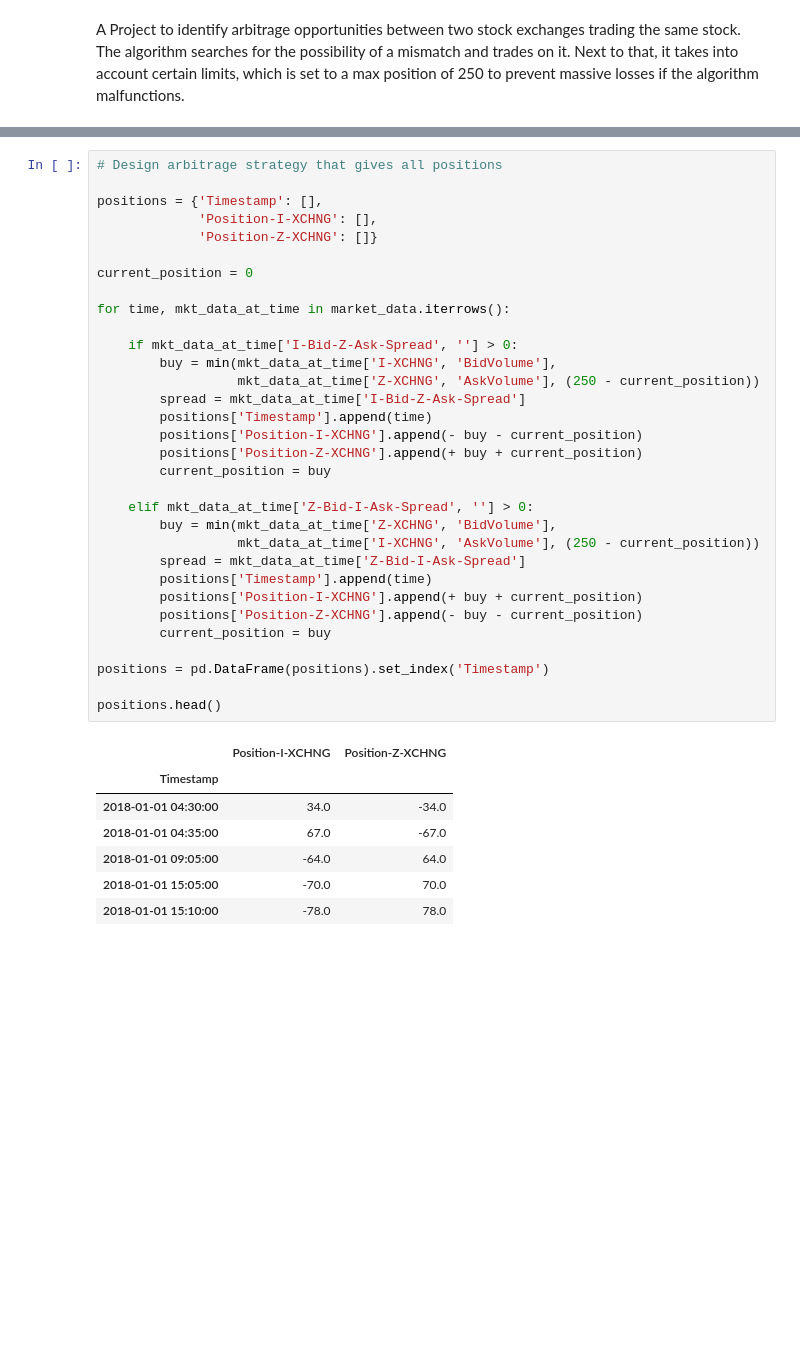
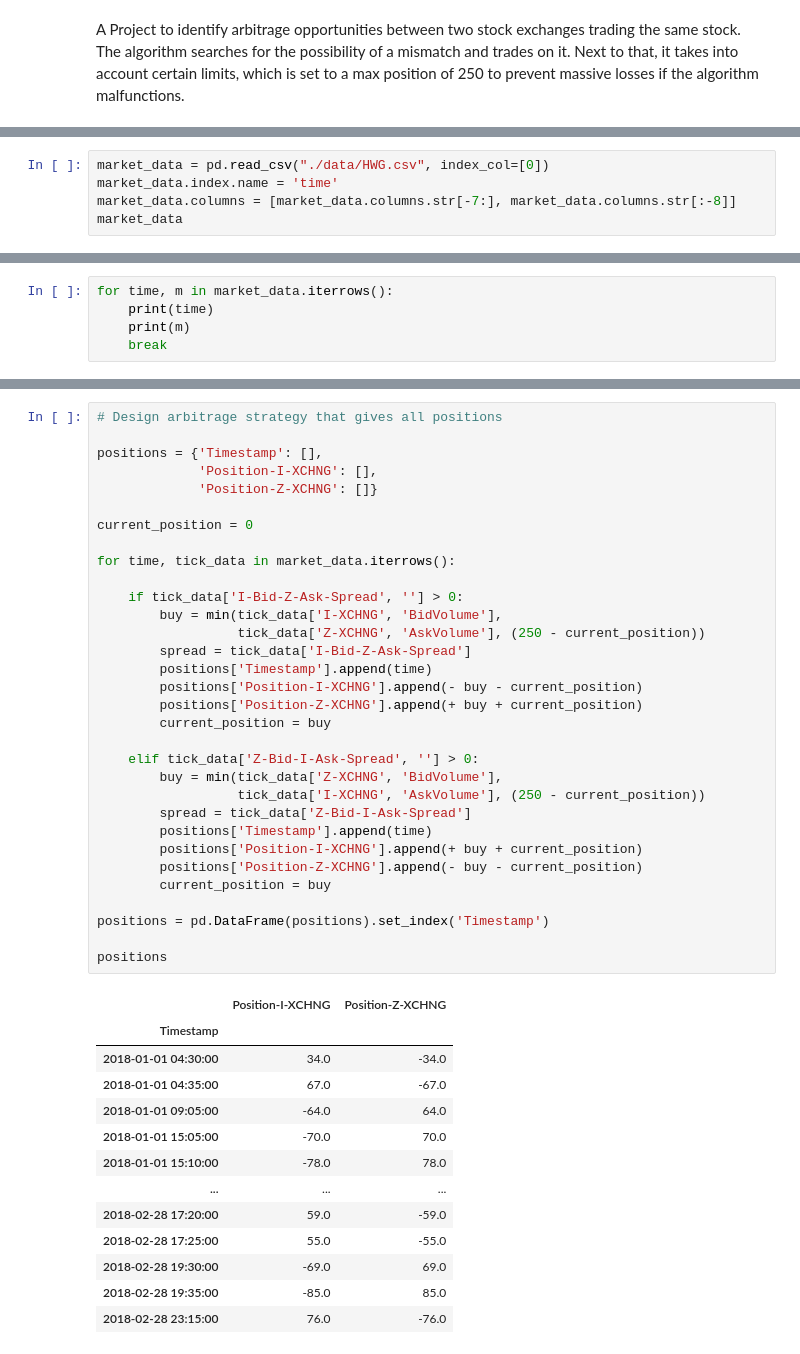
Before and after one commit to bradleyboyuyang/Statistical-Arbitrage, a Jupyter notebook: dual_listing_arbitrage.ipynb, the cells around one changed output, grey strips where cells are left out. Cells and saved outputs as stored; diff of their text form; blank space fills up the shorter version.

```diff
--- a/dual_listing_arbitrage.ipynb
+++ b/dual_listing_arbitrage.ipynb
@@ -73,0 +40,5 @@ market_data.head()
+# %%
+market_data = pd.read_csv("./data/HWG.csv", index_col=[0])
+market_data.index.name = 'time'
+market_data.columns = [market_data.columns.str[-7:], market_data.columns.str[:-8]]
+market_data
@@ -121,0 +126,5 @@ arbitrage.head()
+# %%
+for time, m in market_data.iterrows():
+    print(time)
+    print(m)
+    break
@@ -122,40 +144,46 @@ arbitrage.head()
 # %%
 # Design arbitrage strategy that gives all positions
 
 positions = {'Timestamp': [],
              'Position-I-XCHNG': [],
              'Position-Z-XCHNG': []}
 
 current_position = 0
 
-for time, mkt_data_at_time in market_data.iterrows():
+for time, tick_data in market_data.iterrows():
 
-    if mkt_data_at_time['I-Bid-Z-Ask-Spread', ''] > 0:
-        buy = min(mkt_data_at_time['I-XCHNG', 'BidVolume'],
-                  mkt_data_at_time['Z-XCHNG', 'AskVolume'], (250 - current_position))
-        spread = mkt_data_at_time['I-Bid-Z-Ask-Spread']
+    if tick_data['I-Bid-Z-Ask-Spread', ''] > 0:
+        buy = min(tick_data['I-XCHNG', 'BidVolume'],
+                  tick_data['Z-XCHNG', 'AskVolume'], (250 - current_position))
+        spread = tick_data['I-Bid-Z-Ask-Spread']
         positions['Timestamp'].append(time)
         positions['Position-I-XCHNG'].append(- buy - current_position)
         positions['Position-Z-XCHNG'].append(+ buy + current_position)
         current_position = buy
 
-    elif mkt_data_at_time['Z-Bid-I-Ask-Spread', ''] > 0:
-        buy = min(mkt_data_at_time['Z-XCHNG', 'BidVolume'],
-                  mkt_data_at_time['I-XCHNG', 'AskVolume'], (250 - current_position))
-        spread = mkt_data_at_time['Z-Bid-I-Ask-Spread']
+    elif tick_data['Z-Bid-I-Ask-Spread', ''] > 0:
+        buy = min(tick_data['Z-XCHNG', 'BidVolume'],
+                  tick_data['I-XCHNG', 'AskVolume'], (250 - current_position))
+        spread = tick_data['Z-Bid-I-Ask-Spread']
         positions['Timestamp'].append(time)
         positions['Position-I-XCHNG'].append(+ buy + current_position)
         positions['Position-Z-XCHNG'].append(- buy - current_position)
         current_position = buy
 
 positions = pd.DataFrame(positions).set_index('Timestamp')
 
-positions.head()
+positions
 # %% [output]
 |  | Position-I-XCHNG | Position-Z-XCHNG |
 | Timestamp |  |  |
 | 2018-01-01 04:30:00 | 34.0 | -34.0 |
 | 2018-01-01 04:35:00 | 67.0 | -67.0 |
 | 2018-01-01 09:05:00 | -64.0 | 64.0 |
 | 2018-01-01 15:05:00 | -70.0 | 70.0 |
 | 2018-01-01 15:10:00 | -78.0 | 78.0 |
+| ... | ... | ... |
+| 2018-02-28 17:20:00 | 59.0 | -59.0 |
+| 2018-02-28 17:25:00 | 55.0 | -55.0 |
+| 2018-02-28 19:30:00 | -69.0 | 69.0 |
+| 2018-02-28 19:35:00 | -85.0 | 85.0 |
+| 2018-02-28 23:15:00 | 76.0 | -76.0 |
```
Also changed, not shown: parts of 10 cells of this notebook, 2 other files.
